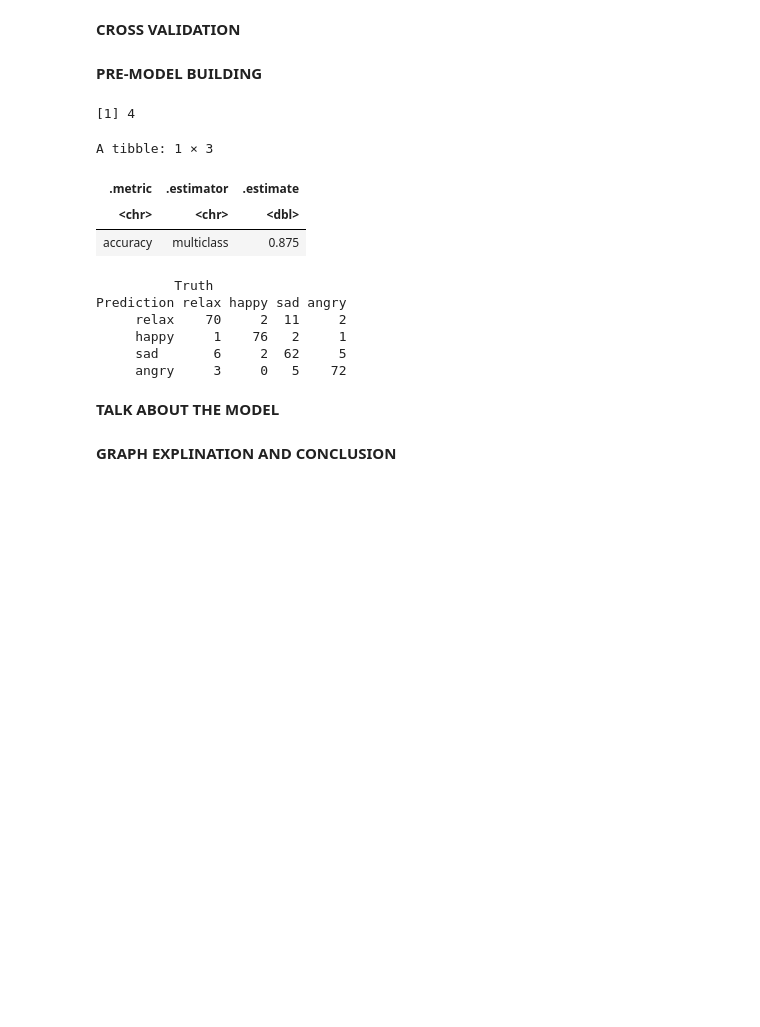
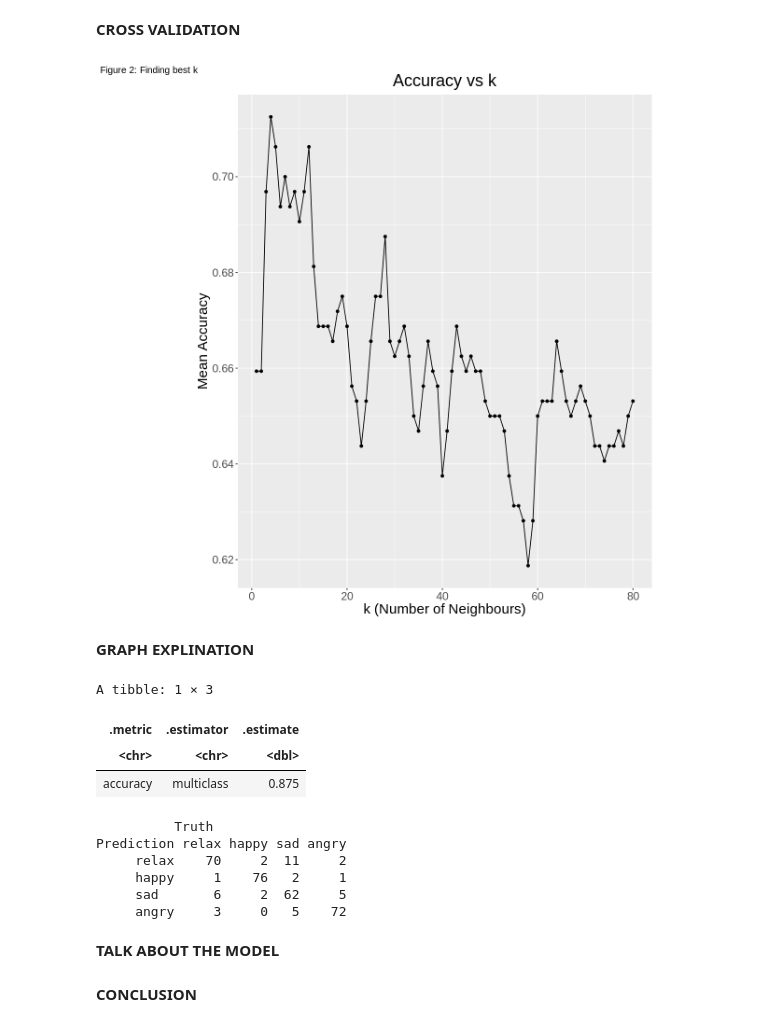
Before and after one commit to sonatuna/DSCI100-project, a Jupyter notebook: project_program.ipynb, the cells around one changed output. Cells and saved outputs as stored; diff of their text form; code cells hidden in the pictures; blank space fills up the shorter version.

```diff
--- a/project_program.ipynb
+++ b/project_program.ipynb
@@ -95,18 +106,33 @@ turkish_vfold <- vfold_cv(turkish_training, v = 8, strata = Class)
 
 gridvals <- tibble(neighbors = seq(from = 1, to = 80, by = 1))
 
-k_min <- workflow() |>
+accuracies <- workflow() |>
     add_recipe(turkish_recipe) |>
     add_model(turkish_tune) |>
     tune_grid(resamples = turkish_vfold, grid = gridvals) |>
     collect_metrics() |>
-    filter(.metric == "accuracy") |>
-    arrange(desc(mean)) |>
-    slice(1) |>
-    select(neighbors) |>
-    pull()
+    filter(.metric == "accuracy")
+# %%
+options(repr.plot.width = 10, repr.plot.height = 10)
+
+accuracy_vs_k <- ggplot(accuracies, aes(x = neighbors, y = mean)) +
+    geom_point() +
+    geom_line() +
+    labs(x = "k (Number of Neighbours)", y = "Mean Accuracy", tag = "Figure 2: Finding best k") +
+    ggtitle("Accuracy vs k") +
+    theme(text = element_text(size = 18), plot.title = element_text(hjust = 0.5), plot.tag = element_text(size = 12))
+
+accuracy_vs_k
+
+k_min <- accuracies |>
+    arrange(desc(mean)) |>
+    slice(1) |>
+    select(neighbors) |>
+    pull()
+# %% [output]
+[figure, added]
 # %% [markdown]
-**PRE-MODEL BUILDING**
+**GRAPH EXPLINATION**
 # %%
 set.seed(6969)
 
@@ -129,22 +155,20 @@ turkish_accuracy <- turkish_predictions |>
 turkish_mat <- turkish_predictions |>
     conf_mat(truth = Class, estimate = .pred_class)
 
-k_min
 turkish_accuracy
 turkish_mat
 # %% [output]
-[1] 4
+A tibble: 1 × 3
+| .metric | .estimator | .estimate |
+| <chr> | <chr> | <dbl> |
+| accuracy | multiclass | 0.875 |
-A tibble: 1 × 3
+          Truth
+Prediction relax happy sad angry
+     relax    70     2  11     2
+     happy     1    76   2     1
+     sad       6     2  62     5
+     angry     3     0   5    72
-| .metric | .estimator | .estimate |
-| <chr> | <chr> | <dbl> |
-| accuracy | multiclass | 0.875 |
-          Truth
-Prediction relax happy sad angry
-     relax    70     2  11     2
-     happy     1    76   2     1
-     sad       6     2  62     5
-     angry     3     0   5    72
 # %% [markdown]
 **TALK ABOUT THE MODEL**
 # %% [markdown]
-**GRAPH EXPLINATION AND CONCLUSION**
+**CONCLUSION**
```
Also changed, not shown: parts of 6 cells of this notebook.
